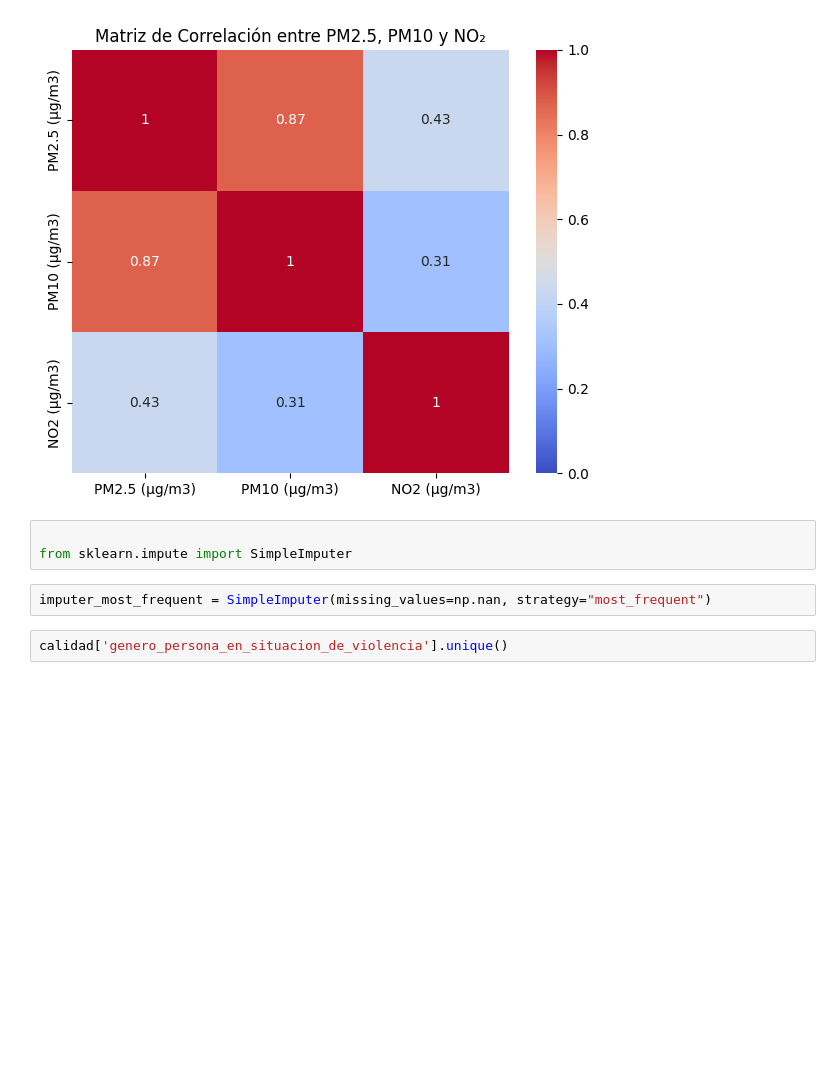
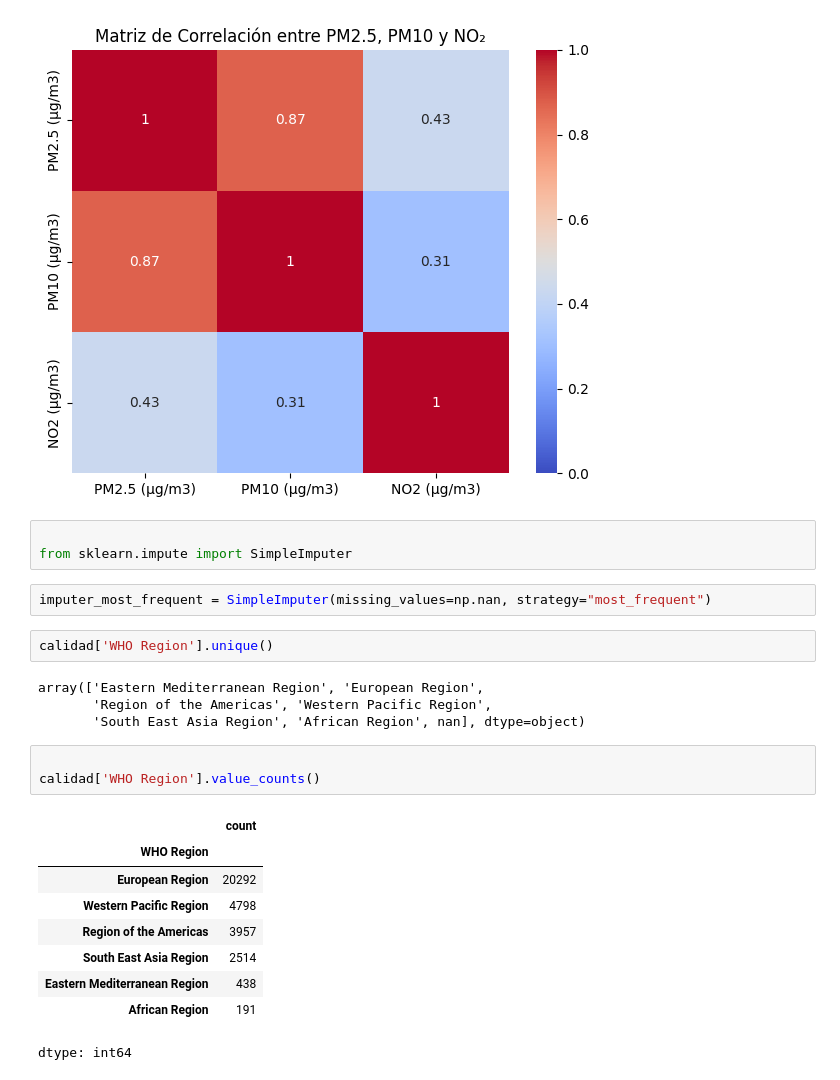
Before and after one commit to Flor-Si/Trabajo-Final-Ing-2025, a Jupyter notebook: TRABAJO FINAL.ipynb, the cells around one changed output. Saved outputs shown, nothing was run; the diff lists cells and outputs as text; blank space fills up the shorter version.

```diff
--- a/TRABAJO FINAL.ipynb
+++ b/TRABAJO FINAL.ipynb
@@ -341,4 +341,21 @@ from sklearn.impute import SimpleImputer
 # %%
 imputer_most_frequent = SimpleImputer(missing_values=np.nan, strategy="most_frequent")
 # %%
-calidad['genero_persona_en_situacion_de_violencia'].unique()
+calidad['WHO Region'].unique()
+# %% [output]
+array(['Eastern Mediterranean Region', 'European Region',
+       'Region of the Americas', 'Western Pacific Region',
+       'South East Asia Region', 'African Region', nan], dtype=object)
+# %%
+
+calidad['WHO Region'].value_counts()
+# %% [output]
+|  | count |
+| WHO Region |  |
+| European Region | 20292 |
+| Western Pacific Region | 4798 |
+| Region of the Americas | 3957 |
+| South East Asia Region | 2514 |
+| Eastern Mediterranean Region | 438 |
+| African Region | 191 |
+dtype: int64
```
Also changed, not shown: parts of 1 cell of this notebook.
